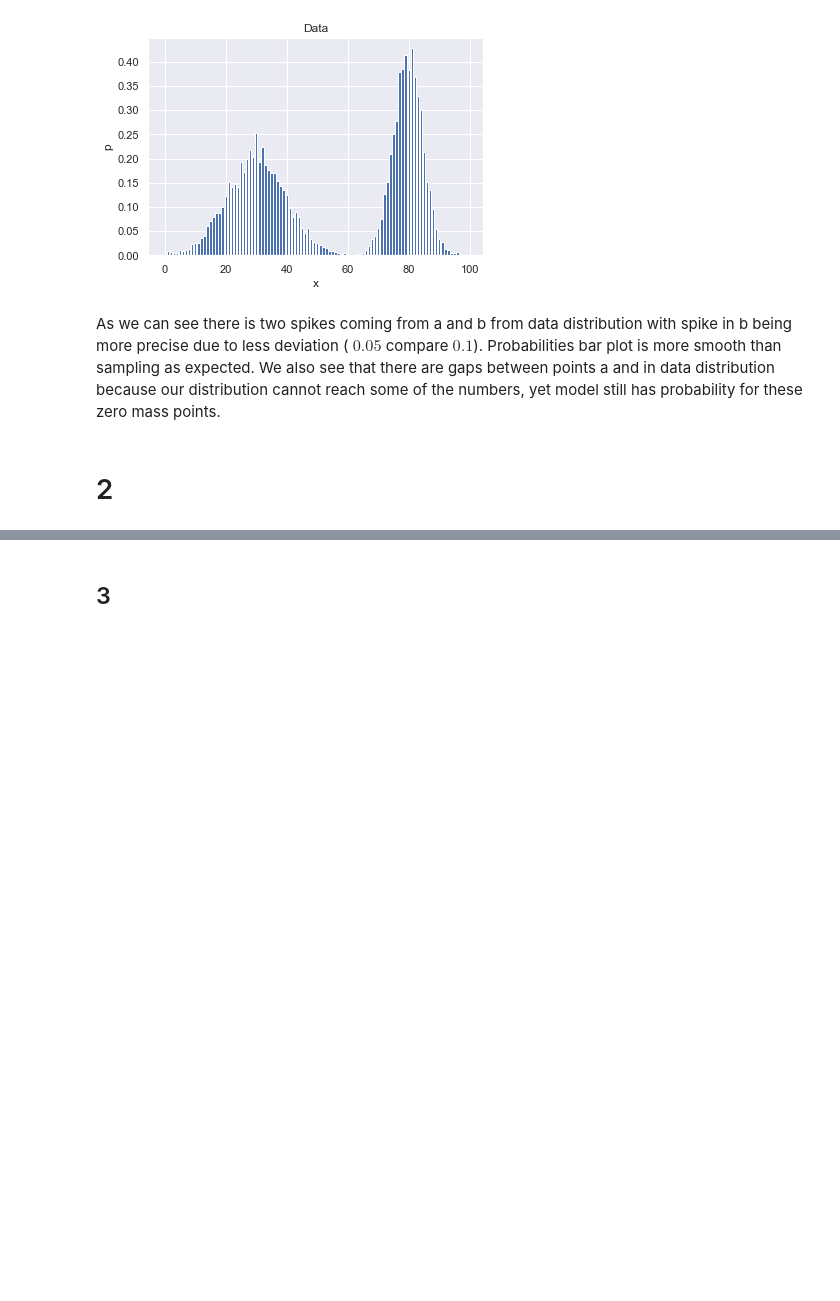
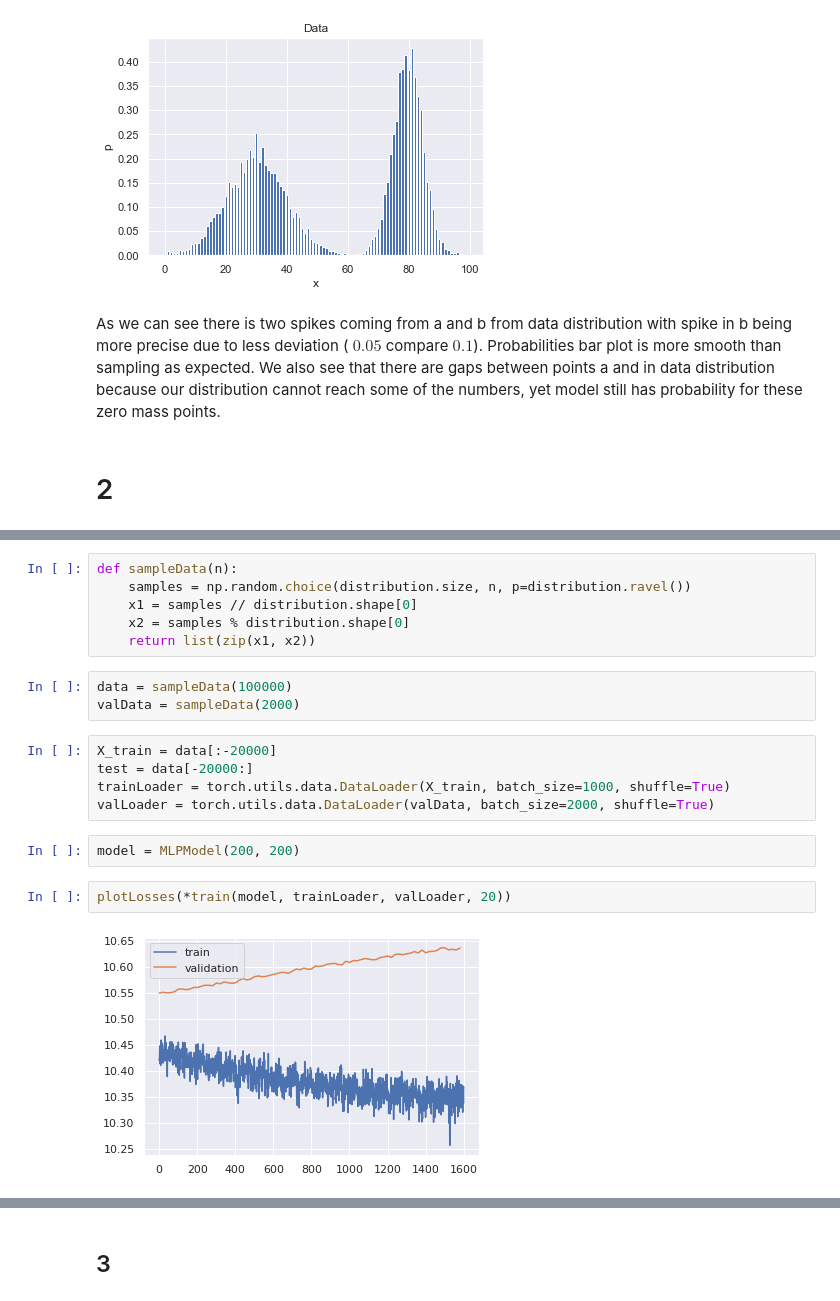
Before and after one commit to vladimirrim/DUL, a Jupyter notebook: hw_1/HW_1.ipynb, the cells around one changed output, grey strips where cells are left out. Drawn from its saved outputs; the diff is of its cells as text; blank space fills up the shorter version.

```diff
--- a/hw_1/HW_1.ipynb
+++ b/hw_1/HW_1.ipynb
@@ -134,0 +187,20 @@ plt.imshow(distribution, cmap='gray')
+# %%
+def sampleData(n):
+    samples = np.random.choice(distribution.size, n, p=distribution.ravel())
+    x1 = samples // distribution.shape[0]
+    x2 = samples % distribution.shape[0]
+    return list(zip(x1, x2))
+# %%
+data = sampleData(100000)
+valData = sampleData(2000)
+# %%
+X_train = data[:-20000]
+test = data[-20000:]
+trainLoader = torch.utils.data.DataLoader(X_train, batch_size=1000, shuffle=True)
+valLoader = torch.utils.data.DataLoader(valData, batch_size=2000, shuffle=True)
+# %%
+model = MLPModel(200, 200)
+# %%
+plotLosses(*train(model, trainLoader, valLoader, 20))
+# %% [output]
+[figure, added]
```
Also changed, not shown: parts of 30 cells of this notebook.
